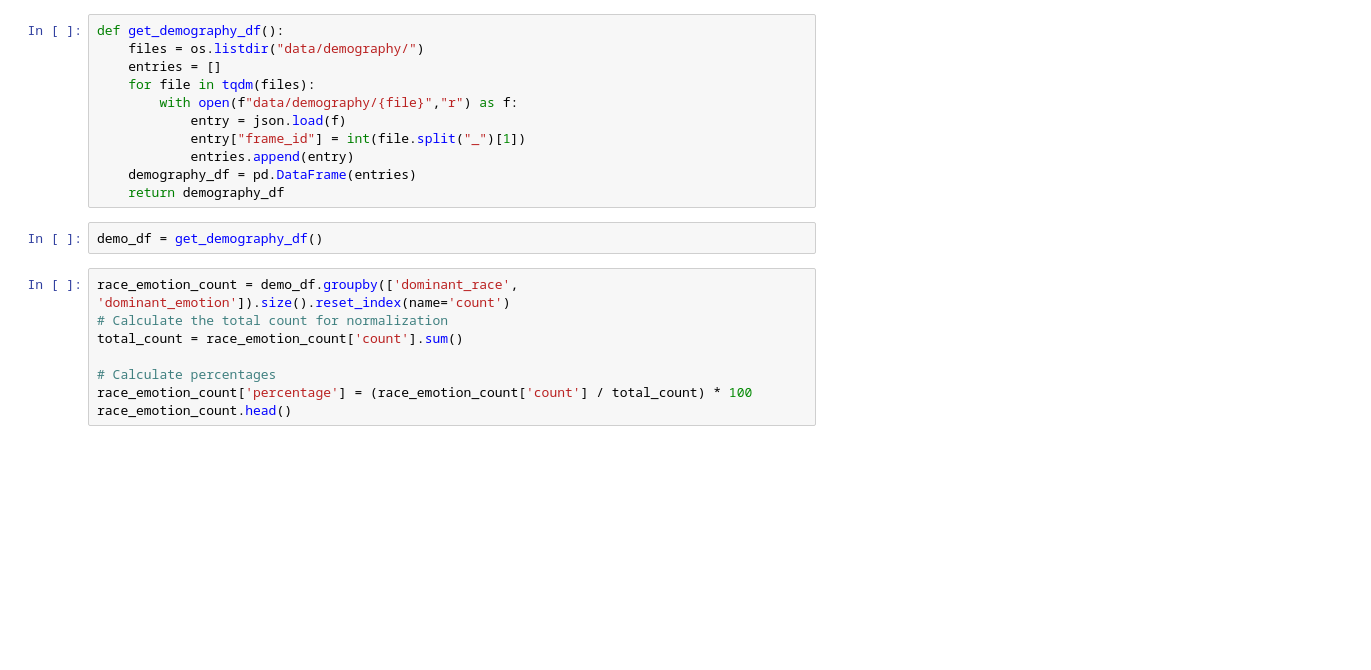
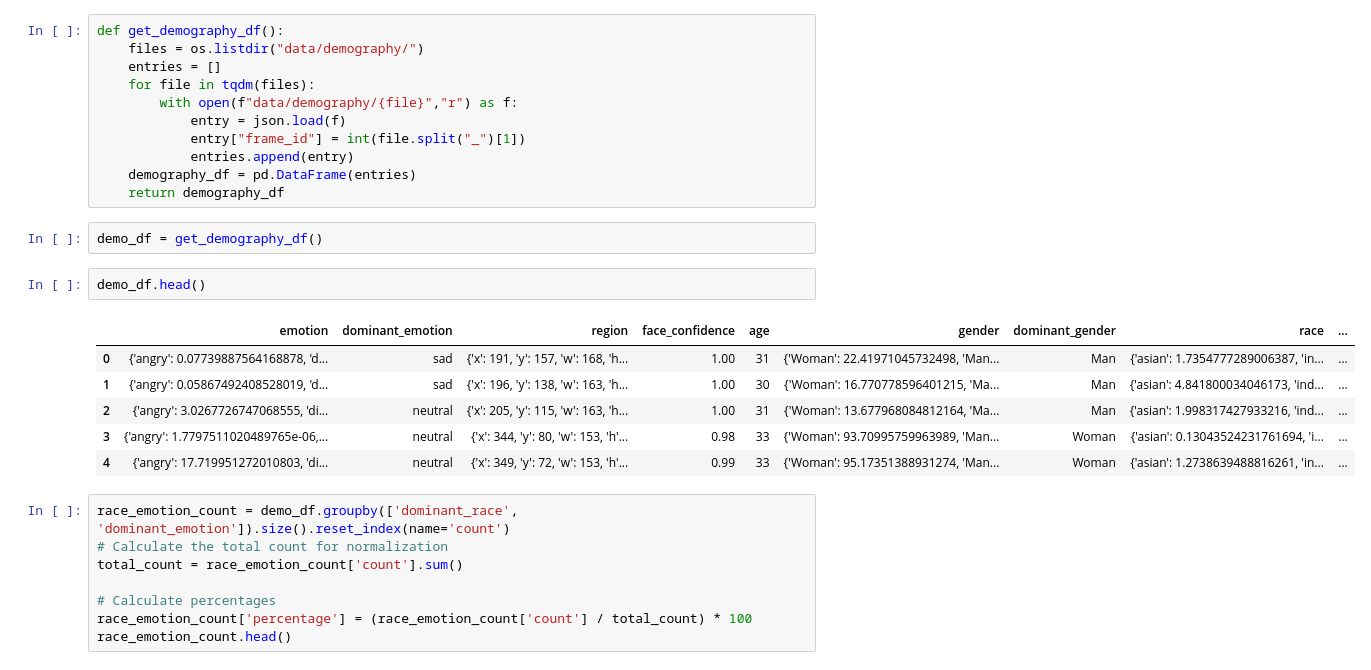
Before and after one commit to debadyuti0510/Video-Diversity-Analysis, a Jupyter notebook: Visualizations.ipynb, the cells around one changed output. Cells and saved outputs as stored; diff of their text form; blank space fills up the shorter version.

```diff
--- a/Visualizations.ipynb
+++ b/Visualizations.ipynb
@@ -21,6 +45,15 @@ def get_demography_df():
     return demography_df
 # %%
 demo_df = get_demography_df()
+# %%
+demo_df.head()
+# %% [output]
+|  | emotion | dominant_emotion | region | face_confidence | age | gender | dominant_gender | race | ... |
+| 0 | {'angry': 0.07739887564168878, 'd... | sad | {'x': 191, 'y': 157, 'w': 168, 'h... | 1.00 | 31 | {'Woman': 22.41971045732498, 'Man... | Man | {'asian': 1.7354777289006387, 'in... | ... |
+| 1 | {'angry': 0.05867492408528019, 'd... | sad | {'x': 196, 'y': 138, 'w': 163, 'h... | 1.00 | 30 | {'Woman': 16.770778596401215, 'Ma... | Man | {'asian': 4.841800034046173, 'ind... | ... |
+| 2 | {'angry': 3.0267726747068555, 'di... | neutral | {'x': 205, 'y': 115, 'w': 163, 'h... | 1.00 | 31 | {'Woman': 13.677968084812164, 'Ma... | Man | {'asian': 1.998317427933216, 'ind... | ... |
+| 3 | {'angry': 1.7797511020489765e-06,... | neutral | {'x': 344, 'y': 80, 'w': 153, 'h'... | 0.98 | 33 | {'Woman': 93.70995759963989, 'Man... | Woman | {'asian': 0.13043524231761694, 'i... | ... |
+| 4 | {'angry': 17.719951272010803, 'di... | neutral | {'x': 349, 'y': 72, 'w': 153, 'h'... | 0.99 | 33 | {'Woman': 95.17351388931274, 'Man... | Woman | {'asian': 1.2738639488816261, 'in... | ... |
 # %%
 race_emotion_count = demo_df.groupby(['dominant_race', 'dominant_emotion']).size().reset_index(name='count')
 # Calculate the total count for normalization
```
Also changed, not shown: parts of 3 cells of this notebook, 5 other files.
